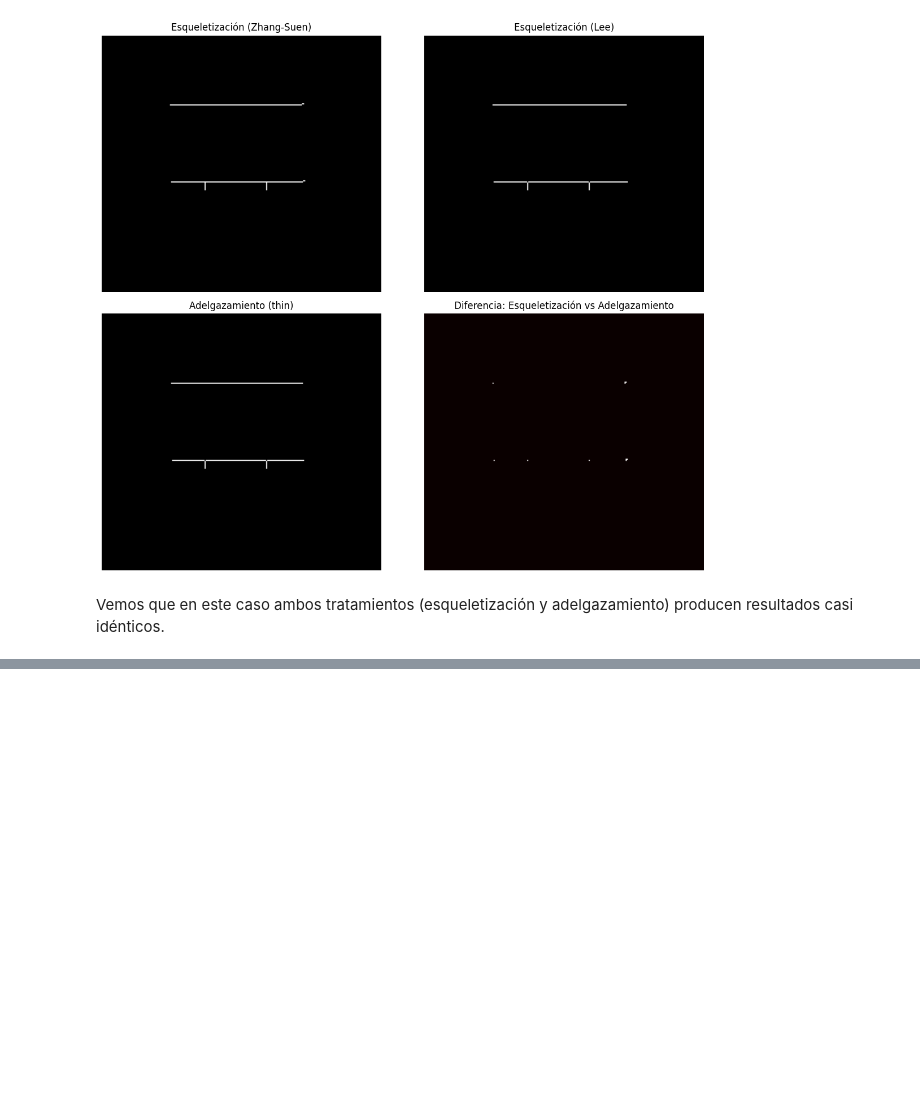
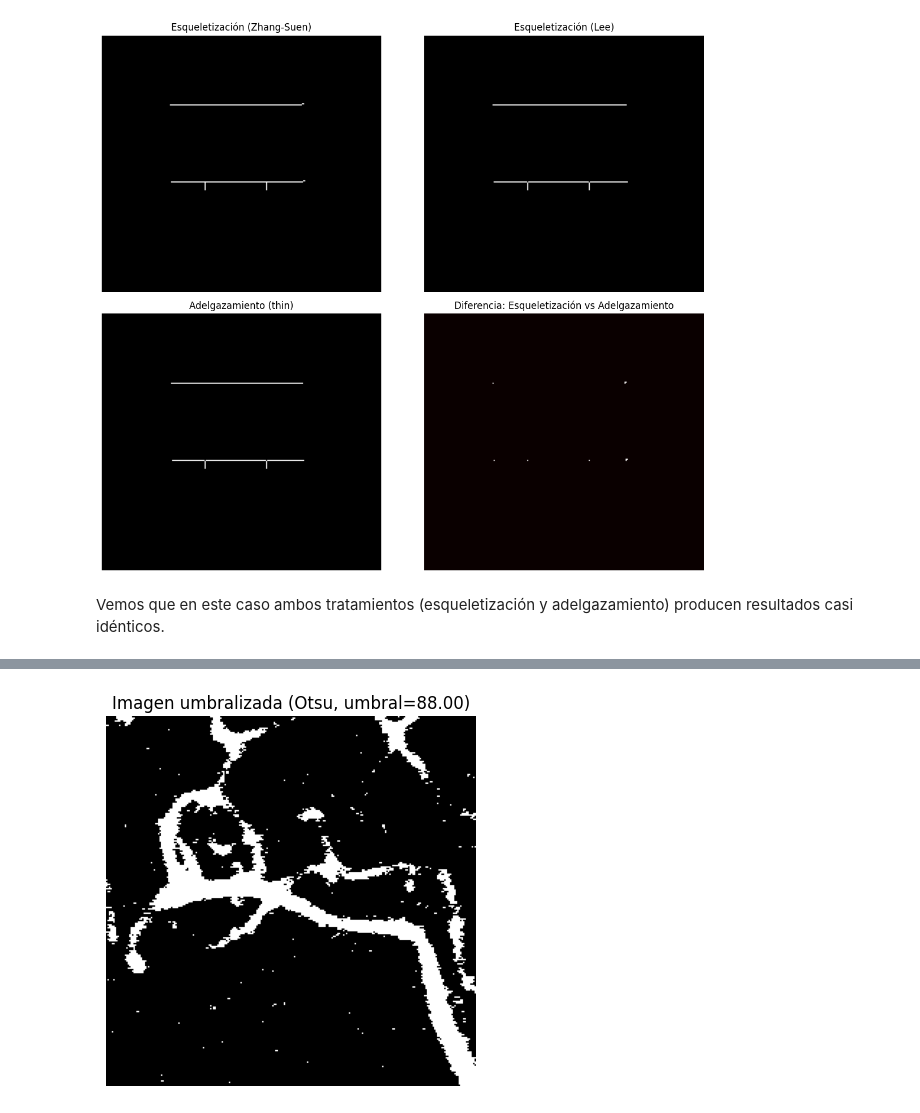
Before and after one commit to santichica/tallleres-cv, a Jupyter notebook: taller6/esqueleto_y_adelgazamiento.ipynb, the cells around one changed output, grey strips where cells are left out. Drawn from its saved outputs; the diff is of its cells as text; code cells hidden in the pictures; blank space fills up the shorter version.

```diff
--- a/taller6/esqueleto_y_adelgazamiento.ipynb
+++ b/taller6/esqueleto_y_adelgazamiento.ipynb
@@ -112,0 +125,10 @@ Vemos que en este caso ambos tratamientos (esqueletización y adelgazamiento) pr
+# %%
+import cv2
+
+thres_value, thres_image_angio = cv2.threshold(imagen_angio, 0, 255, cv2.THRESH_BINARY+cv2.THRESH_OTSU)
+plt.imshow(thres_image_angio, cmap='gray')
+plt.title(f'Imagen umbralizada (Otsu, umbral={thres_value:.2f})')
+plt.axis('off')
+plt.show()
+# %% [output]
+[figure, added]
```
Also changed, not shown: parts of 11 cells of this notebook.
